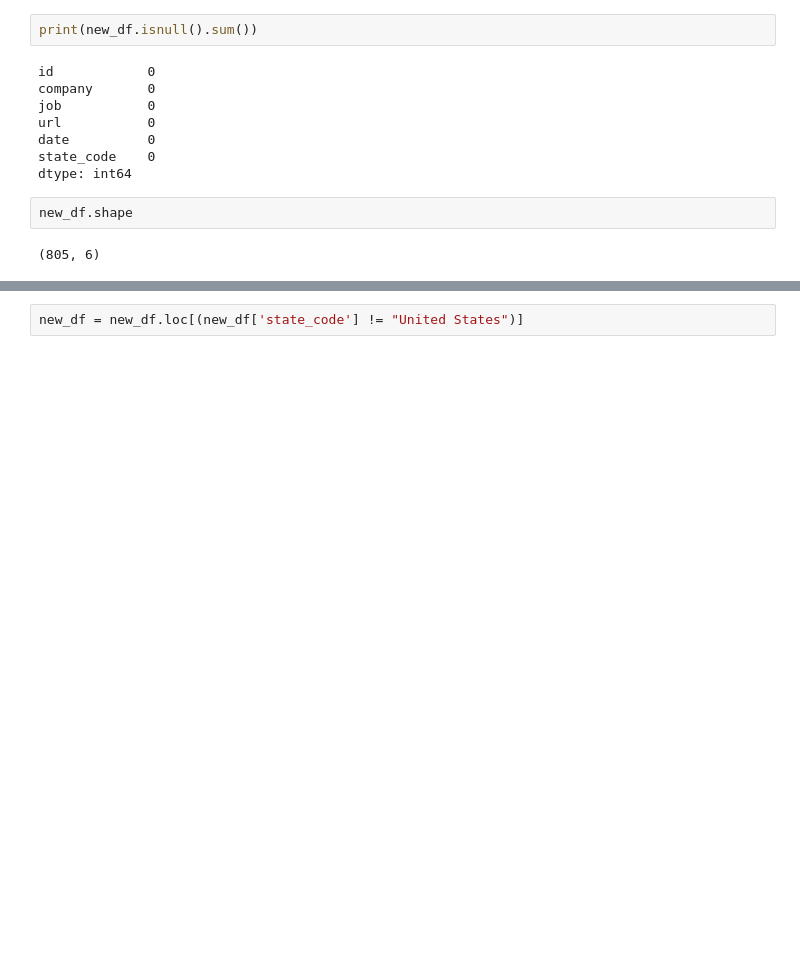
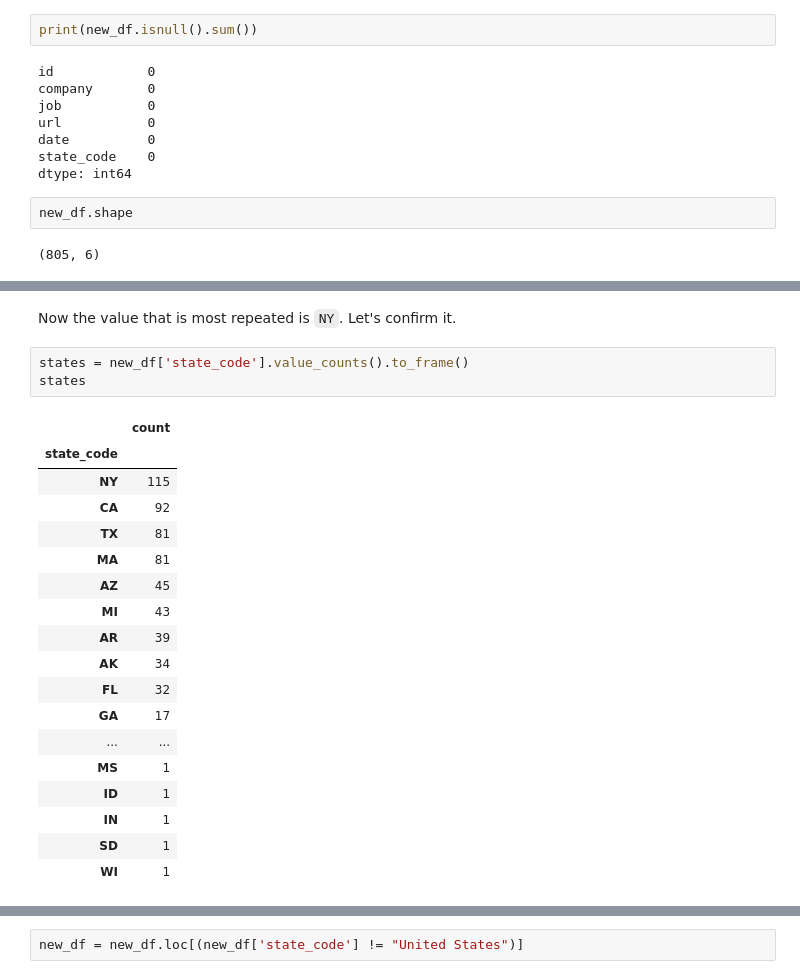
Before and after one commit to aaronjimv/ETL-LinkedIn-job-offers, a Jupyter notebook: analytics/analytics.ipynb, the cells around one changed output, grey strips where cells are left out. Cells and saved outputs as stored; diff of their text form; blank space fills up the shorter version.

```diff
--- a/analytics/analytics.ipynb
+++ b/analytics/analytics.ipynb
@@ -143,6 +180,30 @@ new_df.describe(include=['object'])
 | unique | 84 | 145 | 408 | 9 | 37 |
 | top | Patterned Learning Career | Junior Python Django Developer | https://www.linkedin.com/jobs/vie... | 2024-03-31 | NY |
 | freq | 163 | 47 | 6 | 248 | 115 |
+# %% [markdown]
+Now the value that is most repeated is `NY`. Let's confirm it.
+# %%
+states = new_df['state_code'].value_counts().to_frame()
+states
+# %% [output]
+|  | count |
+| state_code |  |
+| NY | 115 |
+| CA | 92 |
+| TX | 81 |
+| MA | 81 |
+| AZ | 45 |
+| MI | 43 |
+| AR | 39 |
+| AK | 34 |
+| FL | 32 |
+| GA | 17 |
+| ... | ... |
+| MS | 1 |
+| ID | 1 |
+| IN | 1 |
+| SD | 1 |
+| WI | 1 |
 # %%
 pyplot.figure(figsize=(30, 15))
 pyplot.subplot(1, 2, 2)
```
Also changed, not shown: parts of 16 cells of this notebook.
